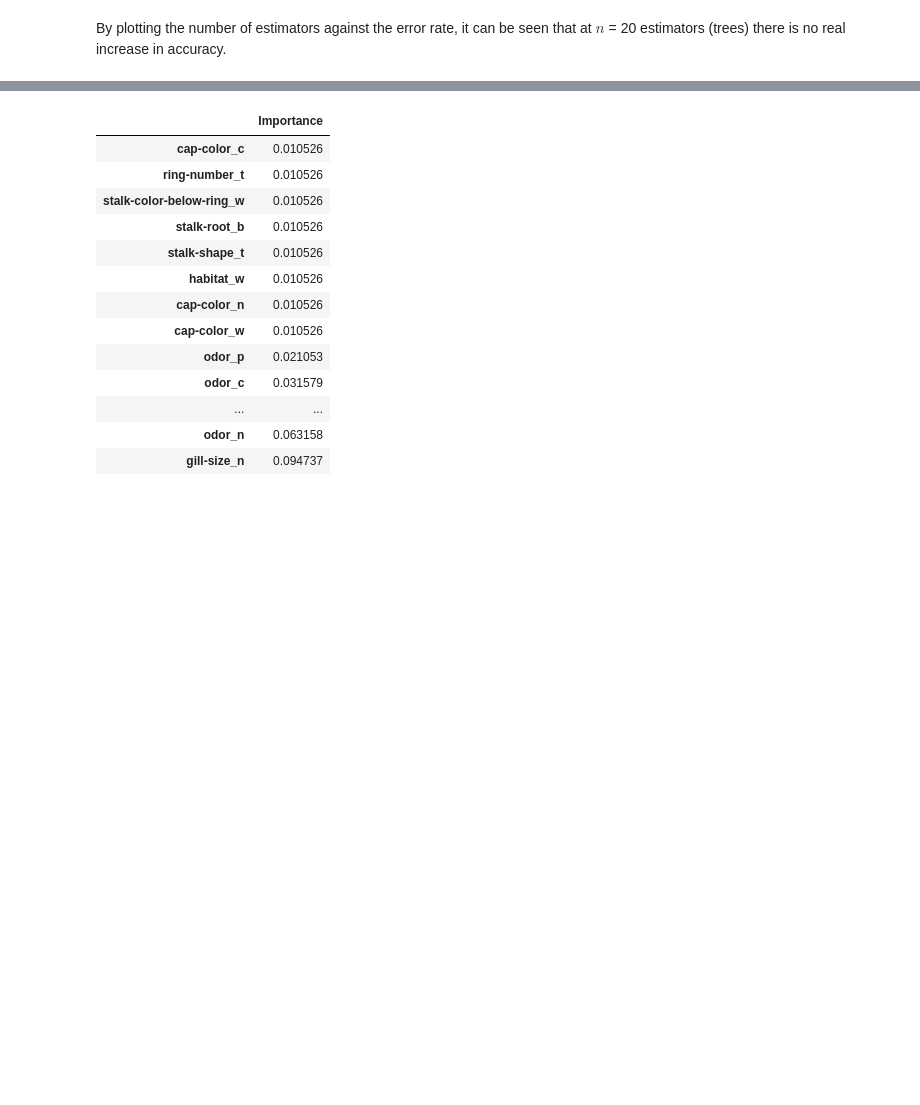
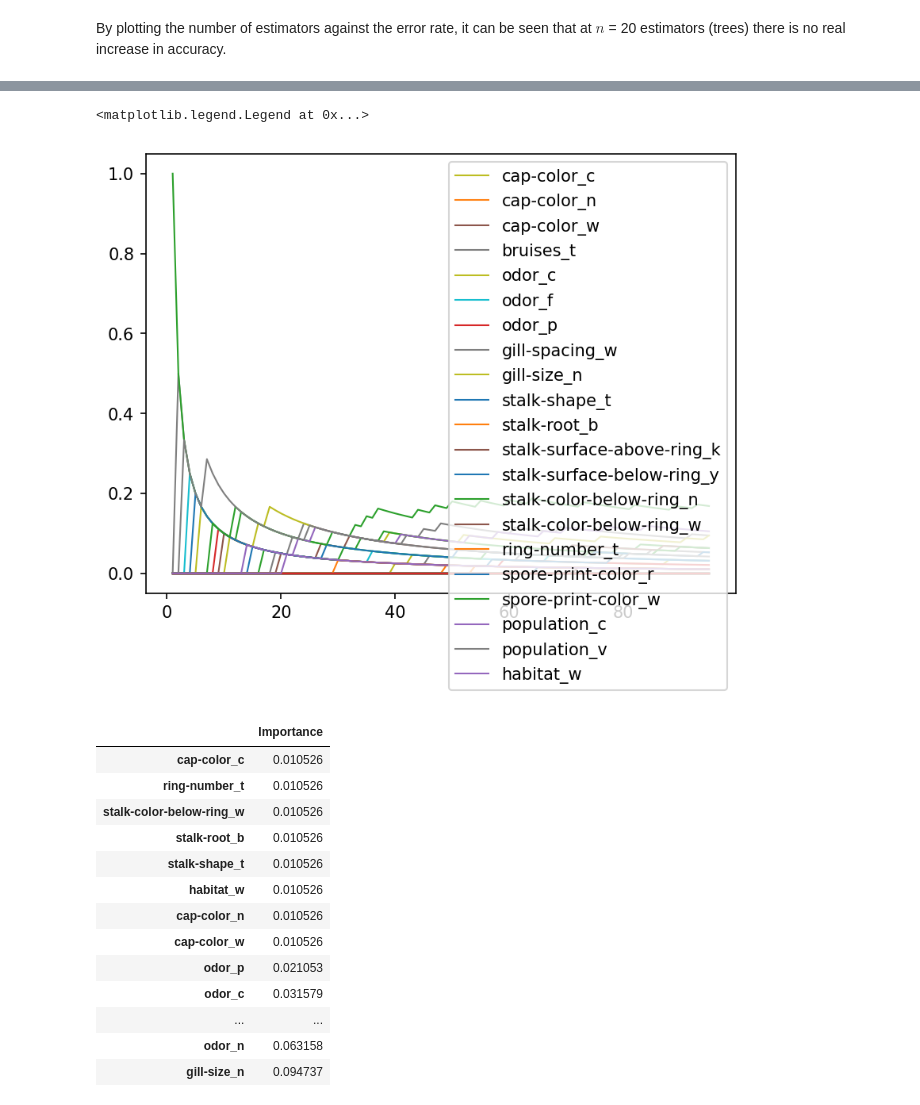
Before and after one commit to Mando-coder/machine-learning, a Jupyter notebook: src/notebooks/14_Boosting.ipynb, the cells around one changed output, grey strips where cells are left out. Cells and saved outputs as stored; diff of their text form; code cells hidden in the pictures; blank space fills up the shorter version.

```diff
--- a/src/notebooks/14_Boosting.ipynb
+++ b/src/notebooks/14_Boosting.ipynb
@@ -166,3 +179,17 @@ plt.show()
+# %%
+plt.figure(dpi=150)
+
+for feature, importance in feature_importance_data.items():
+    # plt.plot(n_values, importance, 'o', ms=2)
+    if np.argmax(importance) > 0.1:
+        plt.plot(n_values, importance, '-', lw=1, label=feature)
+    else:
+        plt.plot(n_values, importance, '-', lw=1)
+
+plt.legend()
+# %% [output]
+<matplotlib.legend.Legend at 0x...>
+[figure, added]
 # %%
 features = pd.DataFrame(index=X.columns, data=model.feature_importances_, columns=['Importance'])
 important_features = features[features['Importance']>0].sort_values('Importance')
```
Also changed, not shown: parts of 23 cells of this notebook.
